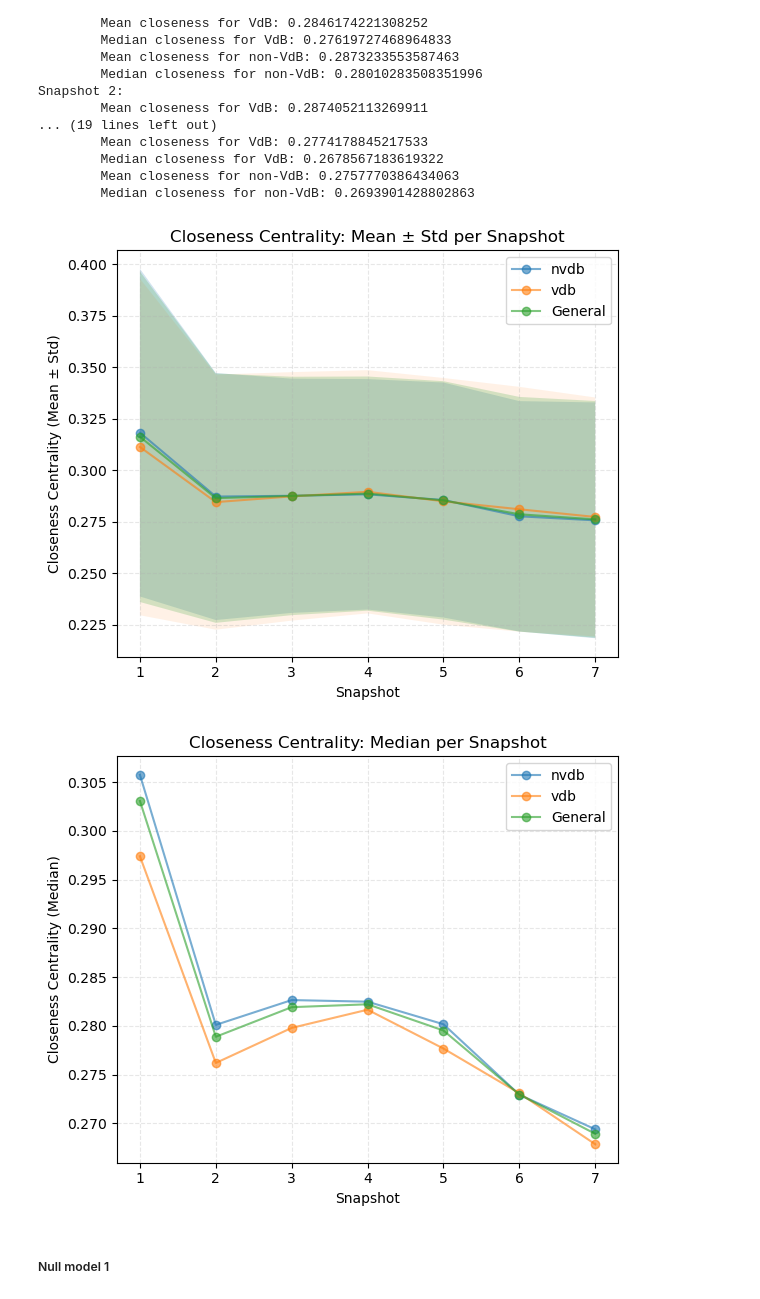
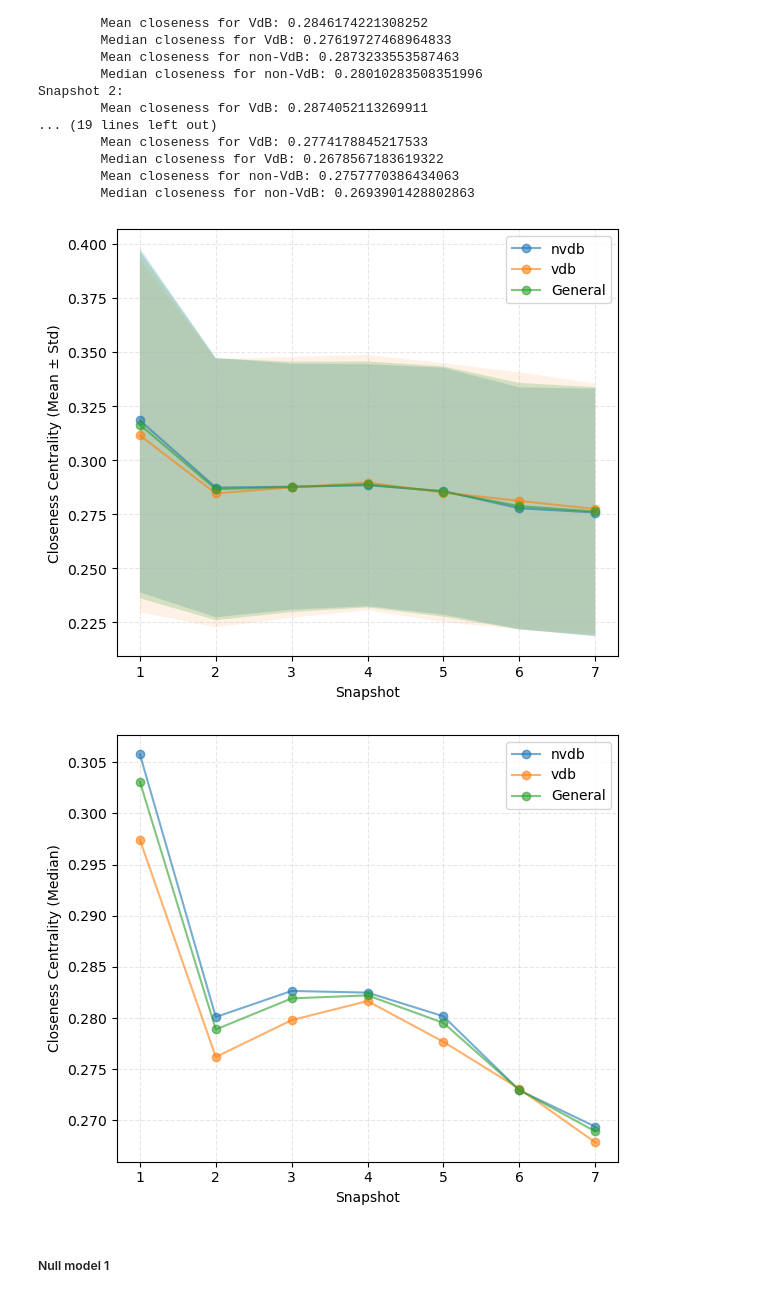
Before and after one commit to ChefBB/acn_project, a Jupyter notebook: dynet/RQ2.ipynb, the cells around one changed output. Drawn from its saved outputs; the diff is of its cells as text; code cells hidden in the pictures.

```diff
--- a/dynet/RQ2.ipynb
+++ b/dynet/RQ2.ipynb
@@ -2741,37 +2751,37 @@ plt.fill_between(
     np.array(gen_mean) - np.array(gen_std),
     np.array(gen_mean) + np.array(gen_std),
     alpha=0.2
 )
 
 
-plt.title("Closeness Centrality: Mean ± Std per Snapshot")
+# plt.title("Closeness Centrality: Mean ± Std per Snapshot")
 plt.xlabel("Snapshot")
 plt.ylabel("Closeness Centrality (Mean ± Std)")
 plt.xticks(snapshots)
 plt.legend()
 plt.grid(True, alpha=0.3, linestyle='--')
 plt.tight_layout()
 plt.show()
 
 # ------------------------
 # Plot Median
 # ------------------------
 plt.figure(figsize=(6, 5))
 plt.plot(snapshots, nv_median, label="nvdb", marker='o', alpha=0.6)
 plt.plot(snapshots, v_median,  label="vdb", marker='o', alpha=0.6)
 plt.plot(snapshots, gen_median,  label="General", marker='o', alpha=0.6)
 
-plt.title("Closeness Centrality: Median per Snapshot")
+# plt.title("Closeness Centrality: Median per Snapshot")
 plt.xlabel("Snapshot")
 plt.ylabel("Closeness Centrality (Median)")
 plt.xticks(snapshots)
 plt.legend()
 plt.grid(True, alpha=0.3, linestyle='--')
 plt.tight_layout()
 plt.show()
 # %% [output]
-[figure, old version]
+[figure, new version]
-[figure, old version]
+[figure, new version]
 # %% [markdown]
 ##### Null model 1
 # %%
```
Also changed, not shown: parts of 12 cells of this notebook.
